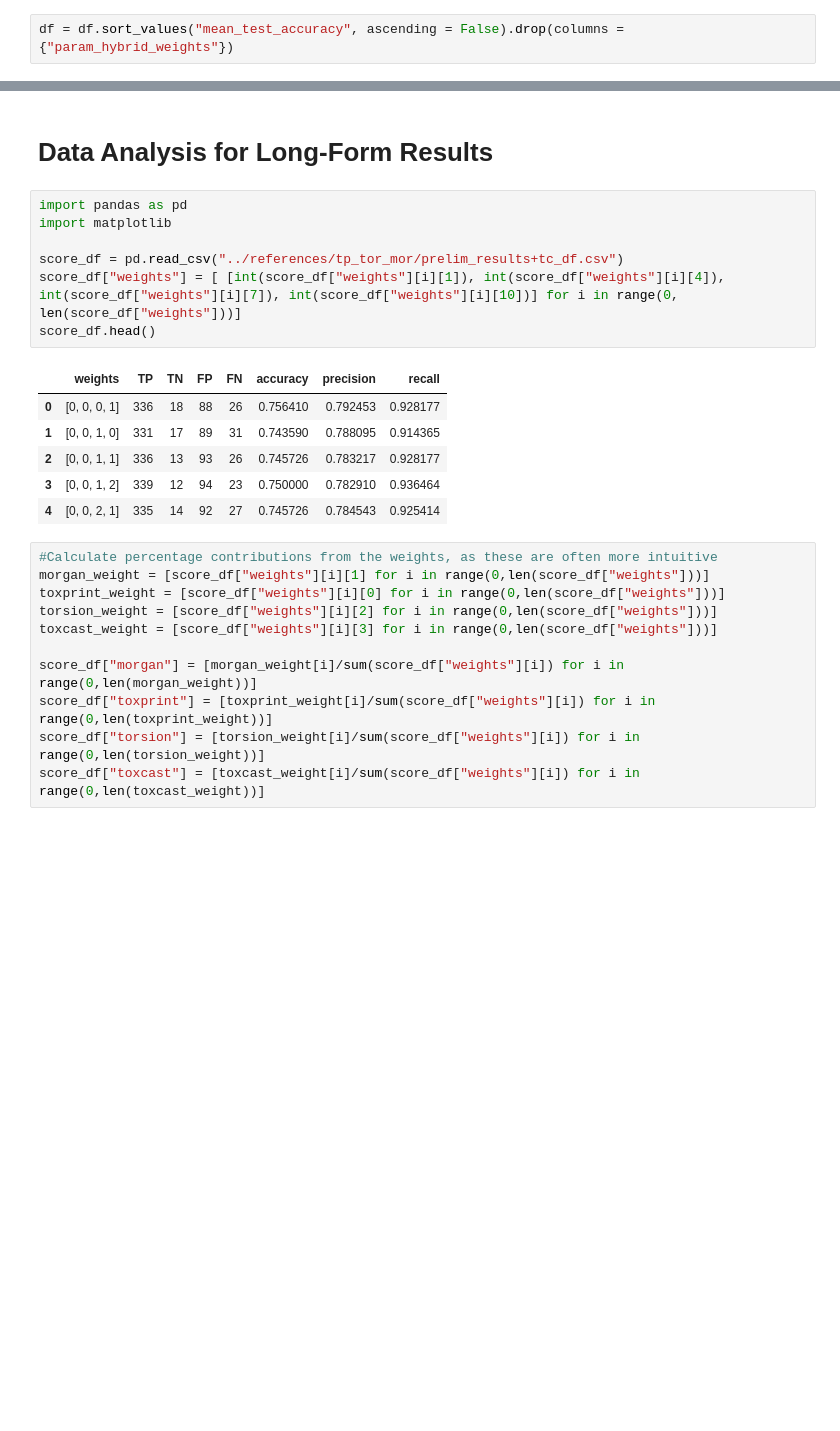
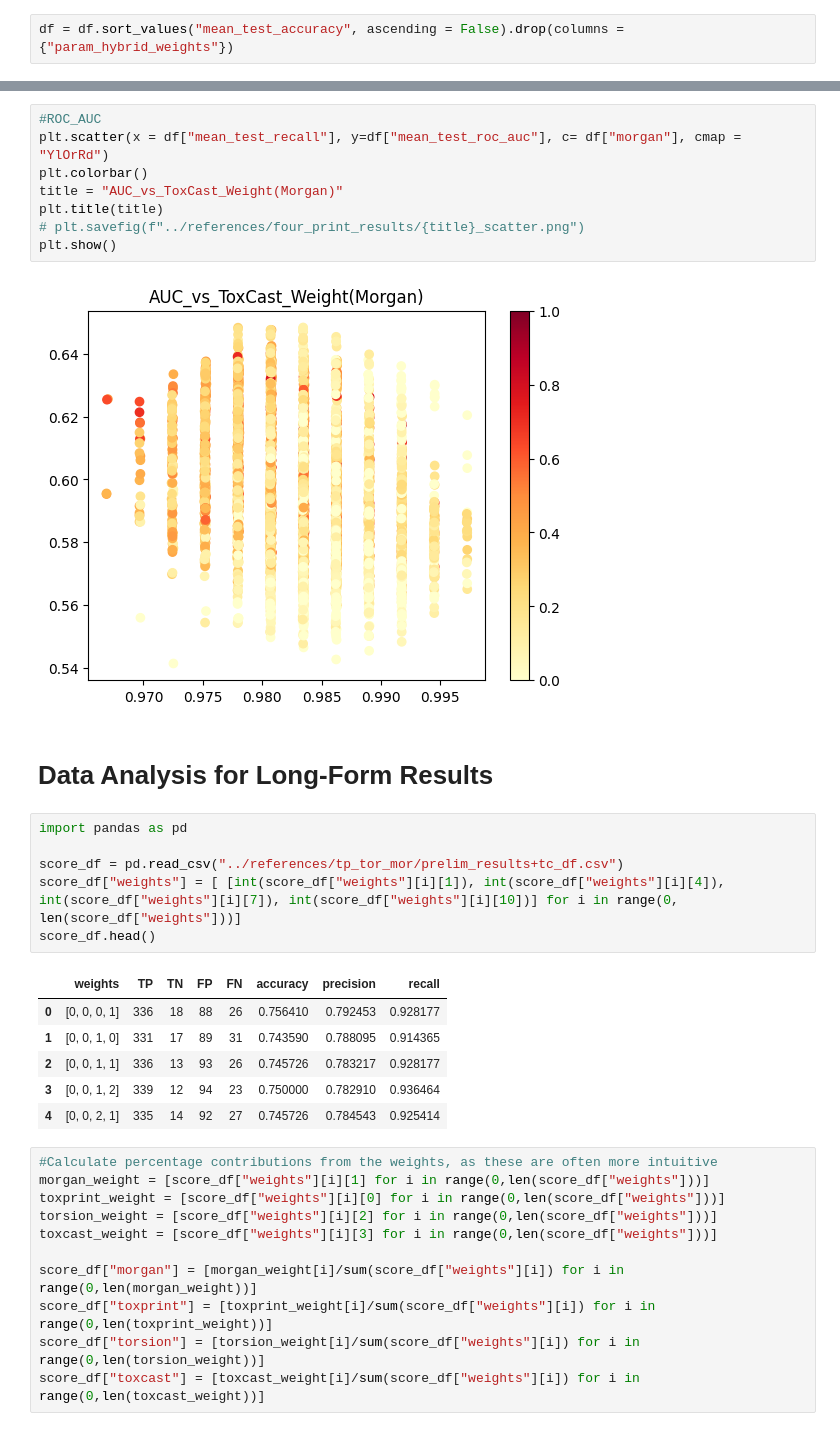
Before and after one commit to patlewig/genra-hybrid, a Jupyter notebook: notebooks/03-ajl-data_analysis.ipynb, the cells around one changed output, grey strips where cells are left out. Cells and saved outputs as stored; diff of their text form; blank space fills up the shorter version.

```diff
--- a/notebooks/03-ajl-data_analysis.ipynb
+++ b/notebooks/03-ajl-data_analysis.ipynb
@@ -82,8 +126,17 @@ plt.show()
+# %%
+#ROC_AUC
+plt.scatter(x = df["mean_test_recall"], y=df["mean_test_roc_auc"], c= df["morgan"], cmap = "YlOrRd")
+plt.colorbar()
+title = "AUC_vs_ToxCast_Weight(Morgan)"
+plt.title(title)
+# plt.savefig(f"../references/four_print_results/{title}_scatter.png")
+plt.show()
+# %% [output]
+[figure, added]
 # %% [markdown]
 # Data Analysis for Long-Form Results
 # %%
 import pandas as pd
-import matplotlib
 
 score_df = pd.read_csv("../references/tp_tor_mor/prelim_results+tc_df.csv")
 score_df["weights"] = [ [int(score_df["weights"][i][1]), int(score_df["weights"][i][4]), int(score_df["weights"][i][7]), int(score_df["weights"][i][10])] for i in range(0, len(score_df["weights"]))]
```
Also changed, not shown: parts of 13 cells of this notebook.
